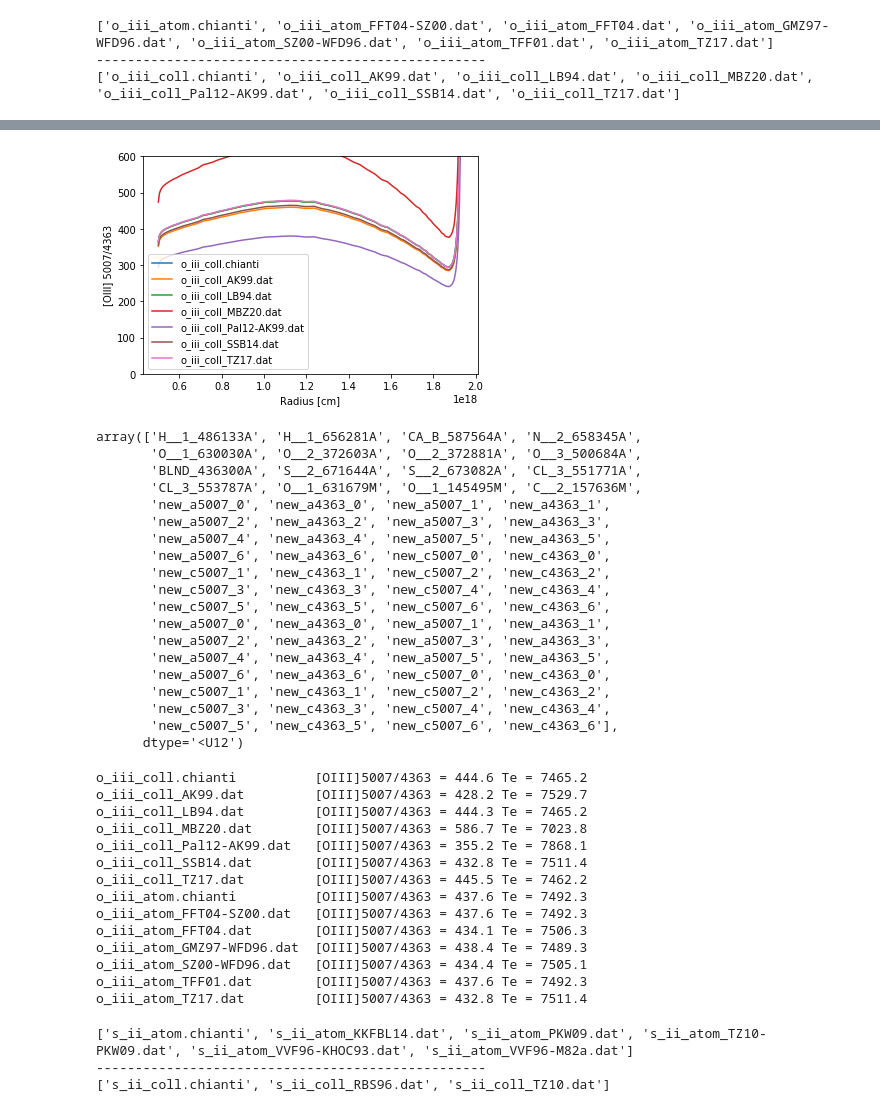
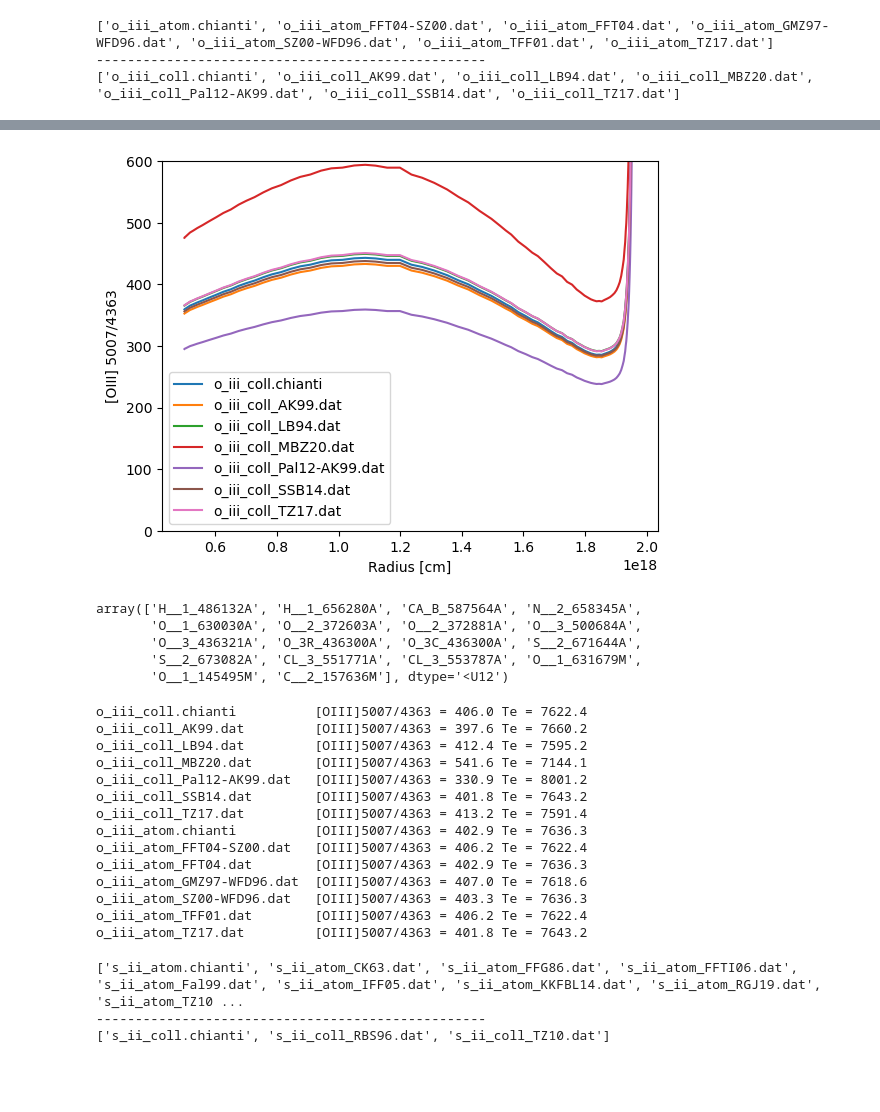
Before and after one commit to Morisset/pyCloudy, a Jupyter notebook: pyCloudy/docs/Using_pyCloudy_with_PyNeb.ipynb, the cells around one changed output, grey strips where cells are left out. Saved outputs shown, nothing was run; the diff lists cells and outputs as text; code cells hidden in the pictures; blank space fills up the shorter version.

```diff
--- a/pyCloudy/docs/Using_pyCloudy_with_PyNeb.ipynb
+++ b/pyCloudy/docs/Using_pyCloudy_with_PyNeb.ipynb
@@ -4,11 +4,10 @@
 It is possible to extract from the Cloudy model the electron temperature and density and the ionic fractions to re-compute at each zone of the nebula the emissivities of the lines, using the PyNeb code.
 This is NOT coherent in the fact that changing the line emissivities change the cooling and then the electron temeprature. And only collisional effects are taken into account. But this can nevertheless helps to understand the effect of choosing one set of atomic data or another one in the analysis of a nebula.
 # %%
-%matplotlib inline
 import numpy as np
 import matplotlib.pyplot as plt
 import pyCloudy as pc
 import pyneb as pn
 import os
 home_dir = os.environ['HOME'] + '/'
-pc.config.cloudy_exe =  '/usr/local/Cloudy/c17.02/source/cloudy.exe'
+pc.config.cloudy_exe = '/usr/local/Cloudy/c25.00_rc2/source/cloudy.exe'
@@ -43,9 +45,9 @@ pn.log_.level=2
 # Loops on the different As.
 i = 0
 f, ax = plt.subplots()
-for O3_atom in pn.atomicData.getAllAvailableFiles('O3',data_type='atom'):
+for O3_atom in pn.atomicData.getAllAvailableFiles('O3',data_type='atom', mark_current=False):
     pn.atomicData.setDataFile(O3_atom) # Change the datafile used in PyNeb
-    O3 = pn.Atom('O',3)
+    O3 = pn.Atom('O',3, NLevels=6)
     Mod.add_emis_from_pyneb('new_a5007_{}'.format(i), O3, wave=5007)
     Mod.add_emis_from_pyneb('new_a4363_{}'.format(i), O3, wave=4363)
     ax.plot(Mod.radius, Mod.get_emis('new_a5007_{}'.format(i))/Mod.get_emis('new_a4363_{}'.format(i)), label=O3_atom) # Plot the diagnostic ratio
@@ -59,85 +61,71 @@ ax.set_ylim((0., 600));
 # %%
 pc.log_.level=1
 pn.log_.level=2
 i = 0
 f, ax = plt.subplots()
 # The same but changing the collision strengths
-for O3_coll in pn.atomicData.getAllAvailableFiles('O3',data_type='coll'):
+for O3_coll in pn.atomicData.getAllAvailableFiles('O3',data_type='coll', mark_current=False):
     pn.atomicData.setDataFile(O3_coll)
-    O3 = pn.Atom('O',3)
+    O3 = pn.Atom('O',3, NLevels=6)
     Mod.add_emis_from_pyneb('new_c5007_{}'.format(i), O3, wave=5007)
     Mod.add_emis_from_pyneb('new_c4363_{}'.format(i), O3, wave=4363)
     ax.plot(Mod.radius, Mod.get_emis('new_c5007_{}'.format(i))/Mod.get_emis('new_c4363_{}'.format(i)), label=O3_coll) # Plot the diagnostic ratio
     i += 1
 ax.set_xlabel('Radius [cm]')
 ax.set_ylabel('[OIII] 5007/4363')
 ax.legend(loc=3)
 ax.set_ylim((0., 600));
 # %% [output]
-[figure, old version]
+[figure, new version]
 # %%
 Mod.emis_labels
 # %% [output]
-array(['H__1_486133A', 'H__1_656281A', 'CA_B_587564A', 'N__2_658345A',
+array(['H__1_486132A', 'H__1_656280A', 'CA_B_587564A', 'N__2_658345A',
        'O__1_630030A', 'O__2_372603A', 'O__2_372881A', 'O__3_500684A',
-       'BLND_436300A', 'S__2_671644A', 'S__2_673082A', 'CL_3_551771A',
-       'CL_3_553787A', 'O__1_631679M', 'O__1_145495M', 'C__2_157636M',
-       'new_a5007_0', 'new_a4363_0', 'new_a5007_1', 'new_a4363_1',
-       'new_a5007_2', 'new_a4363_2', 'new_a5007_3', 'new_a4363_3',
-       'new_a5007_4', 'new_a4363_4', 'new_a5007_5', 'new_a4363_5',
-       'new_a5007_6', 'new_a4363_6', 'new_c5007_0', 'new_c4363_0',
-       'new_c5007_1', 'new_c4363_1', 'new_c5007_2', 'new_c4363_2',
-       'new_c5007_3', 'new_c4363_3', 'new_c5007_4', 'new_c4363_4',
-       'new_c5007_5', 'new_c4363_5', 'new_c5007_6', 'new_c4363_6',
-       'new_a5007_0', 'new_a4363_0', 'new_a5007_1', 'new_a4363_1',
-       'new_a5007_2', 'new_a4363_2', 'new_a5007_3', 'new_a4363_3',
-       'new_a5007_4', 'new_a4363_4', 'new_a5007_5', 'new_a4363_5',
-       'new_a5007_6', 'new_a4363_6', 'new_c5007_0', 'new_c4363_0',
-       'new_c5007_1', 'new_c4363_1', 'new_c5007_2', 'new_c4363_2',
-       'new_c5007_3', 'new_c4363_3', 'new_c5007_4', 'new_c4363_4',
-       'new_c5007_5', 'new_c4363_5', 'new_c5007_6', 'new_c4363_6'],
-      dtype='<U12')
+       'O__3_436321A', 'O_3R_436300A', 'O_3C_436300A', 'S__2_671644A',
+       'S__2_673082A', 'CL_3_551771A', 'CL_3_553787A', 'O__1_631679M',
+       'O__1_145495M', 'C__2_157636M'], dtype='<U12')
 # %%
 pc.log_.level=1
 pn.log_.level=2
 # Define the data that will be used to compute Te
 pn.atomicData.setDataFile('o_iii_coll_SSB14.dat')
 pn.atomicData.setDataFile('o_iii_atom_FFT04.dat')
-O3 = pn.Atom('O',3)
+O3 = pn.Atom('O',3, NLevels=6)
 i = 0
-for O3_coll in pn.atomicData.getAllAvailableFiles('O3',data_type='coll'):
+for O3_coll in pn.atomicData.getAllAvailableFiles('O3',data_type='coll', mark_current=False):
     tem_diag = Mod.get_emis_vol('new_c5007_{}'.format(i))/Mod.get_emis_vol('new_c4363_{}'.format(i))
     tem = O3.getTemDen(tem_diag, den = 1e4, wave1 = 5007, wave2 = 4363)
     print('{0:27s} [OIII]5007/4363 = {1:5.1f} Te = {2:6.1f}'.format(O3_coll, tem_diag, tem))
     i += 1
 pn.atomicData.setDataFile('o_iii_coll_AK99.dat')
 i = 0
-for O3_atom in pn.atomicData.getAllAvailableFiles('O3',data_type='atom'):
+for O3_atom in pn.atomicData.getAllAvailableFiles('O3',data_type='atom', mark_current=False):
     tem_diag = Mod.get_emis_vol('new_a5007_{}'.format(i))/Mod.get_emis_vol('new_a4363_{}'.format(i))
     tem = O3.getTemDen(tem_diag, den = 1e4, wave1 = 5007, wave2 = 4363)
     print('{0:27s} [OIII]5007/4363 = {1:5.1f} Te = {2:6.1f}'.format(O3_atom, tem_diag, tem))
     i += 1
 # %% [output]
-o_iii_coll.chianti          [OIII]5007/4363 = 444.6 Te = 7465.2
-o_iii_coll_AK99.dat         [OIII]5007/4363 = 428.2 Te = 7529.7
-o_iii_coll_LB94.dat         [OIII]5007/4363 = 444.3 Te = 7465.2
-o_iii_coll_MBZ20.dat        [OIII]5007/4363 = 586.7 Te = 7023.8
-o_iii_coll_Pal12-AK99.dat   [OIII]5007/4363 = 355.2 Te = 7868.1
-o_iii_coll_SSB14.dat        [OIII]5007/4363 = 432.8 Te = 7511.4
-o_iii_coll_TZ17.dat         [OIII]5007/4363 = 445.5 Te = 7462.2
-o_iii_atom.chianti          [OIII]5007/4363 = 437.6 Te = 7492.3
-o_iii_atom_FFT04-SZ00.dat   [OIII]5007/4363 = 437.6 Te = 7492.3
-o_iii_atom_FFT04.dat        [OIII]5007/4363 = 434.1 Te = 7506.3
-o_iii_atom_GMZ97-WFD96.dat  [OIII]5007/4363 = 438.4 Te = 7489.3
-o_iii_atom_SZ00-WFD96.dat   [OIII]5007/4363 = 434.4 Te = 7505.1
-o_iii_atom_TFF01.dat        [OIII]5007/4363 = 437.6 Te = 7492.3
-o_iii_atom_TZ17.dat         [OIII]5007/4363 = 432.8 Te = 7511.4
+o_iii_coll.chianti          [OIII]5007/4363 = 406.0 Te = 7622.4
+o_iii_coll_AK99.dat         [OIII]5007/4363 = 397.6 Te = 7660.2
+o_iii_coll_LB94.dat         [OIII]5007/4363 = 412.4 Te = 7595.2
+o_iii_coll_MBZ20.dat        [OIII]5007/4363 = 541.6 Te = 7144.1
+o_iii_coll_Pal12-AK99.dat   [OIII]5007/4363 = 330.9 Te = 8001.2
+o_iii_coll_SSB14.dat        [OIII]5007/4363 = 401.8 Te = 7643.2
+o_iii_coll_TZ17.dat         [OIII]5007/4363 = 413.2 Te = 7591.4
+o_iii_atom.chianti          [OIII]5007/4363 = 402.9 Te = 7636.3
+o_iii_atom_FFT04-SZ00.dat   [OIII]5007/4363 = 406.2 Te = 7622.4
+o_iii_atom_FFT04.dat        [OIII]5007/4363 = 402.9 Te = 7636.3
+o_iii_atom_GMZ97-WFD96.dat  [OIII]5007/4363 = 407.0 Te = 7618.6
+o_iii_atom_SZ00-WFD96.dat   [OIII]5007/4363 = 403.3 Te = 7636.3
+o_iii_atom_TFF01.dat        [OIII]5007/4363 = 406.2 Te = 7622.4
+o_iii_atom_TZ17.dat         [OIII]5007/4363 = 401.8 Te = 7643.2
 # %%
-print(pn.atomicData.getAllAvailableFiles('S2',data_type='atom'))
+print(pn.atomicData.getAllAvailableFiles('S2',data_type='atom', mark_current=False))
 print('--------------------------------------------------')
-print(pn.atomicData.getAllAvailableFiles('S2',data_type='coll'))
+print(pn.atomicData.getAllAvailableFiles('S2',data_type='coll', mark_current=False))
 # %% [output]
-['s_ii_atom.chianti', 's_ii_atom_KKFBL14.dat', 's_ii_atom_PKW09.dat', 's_ii_atom_TZ10-PKW09.dat', 's_ii_atom_VVF96-KHOC93.dat', 's_ii_atom_VVF96-M82a.dat']
+['s_ii_atom.chianti', 's_ii_atom_CK63.dat', 's_ii_atom_FFG86.dat', 's_ii_atom_FFTI06.dat', 's_ii_atom_Fal99.dat', 's_ii_atom_IFF05.dat', 's_ii_atom_KKFBL14.dat', 's_ii_atom_RGJ19.dat', 's_ii_atom_TZ10 ...
 --------------------------------------------------
 ['s_ii_coll.chianti', 's_ii_coll_RBS96.dat', 's_ii_coll_TZ10.dat']
 # %%
```
Also changed, not shown: parts of 6 cells of this notebook, 11 other files.
